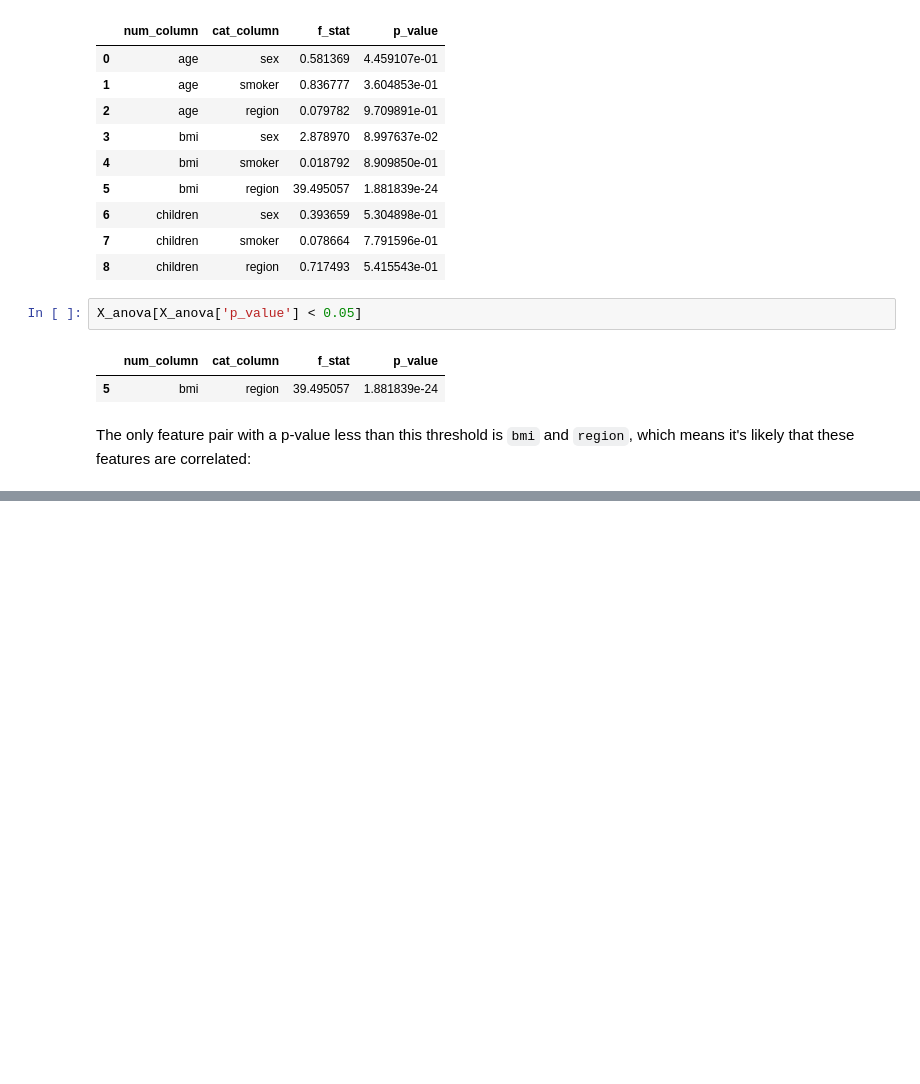
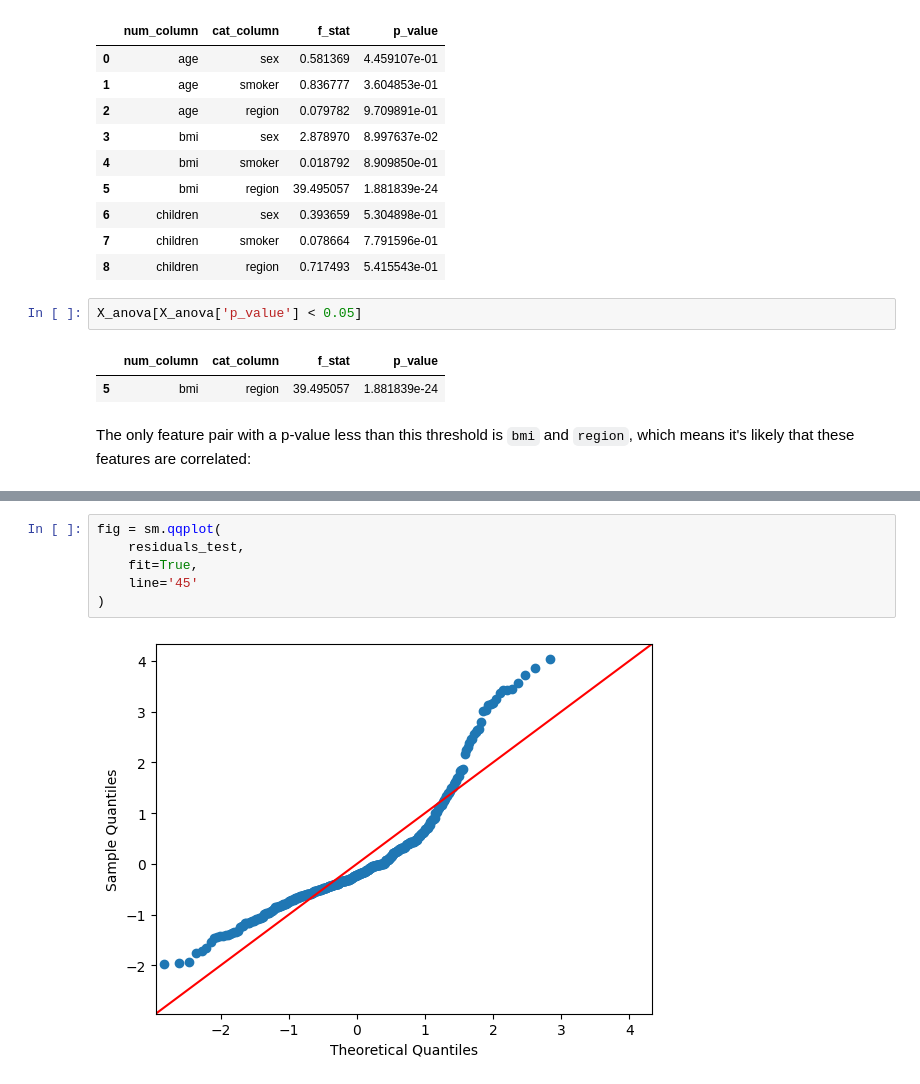
Before and after one commit to ruddysimon/Predictive-Insurance-Premium-Estimation-with-XGBoost, a Jupyter notebook: Insurance_modeling.ipynb, the cells around one changed output, grey strips where cells are left out. Drawn from its saved outputs; the diff is of its cells as text; blank space fills up the shorter version.

```diff
--- a/Insurance_modeling.ipynb
+++ b/Insurance_modeling.ipynb
@@ -536,0 +691,8 @@ Assumptions 4-5 will help us evaluate whether our linear model is appropriate fo
+# %%
+fig = sm.qqplot(
+    residuals_test,
+    fit=True,
+    line='45'
+)
+# %% [output]
+[figure, added]
```
Also changed, not shown: parts of 67 cells of this notebook.
